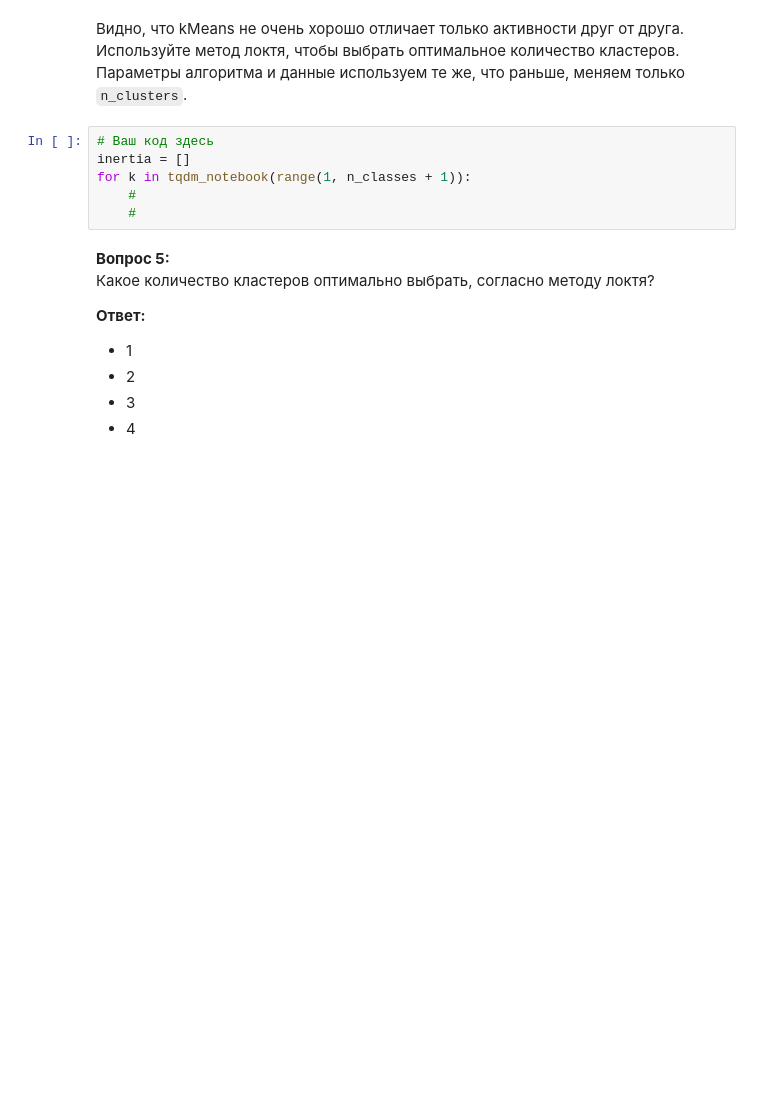
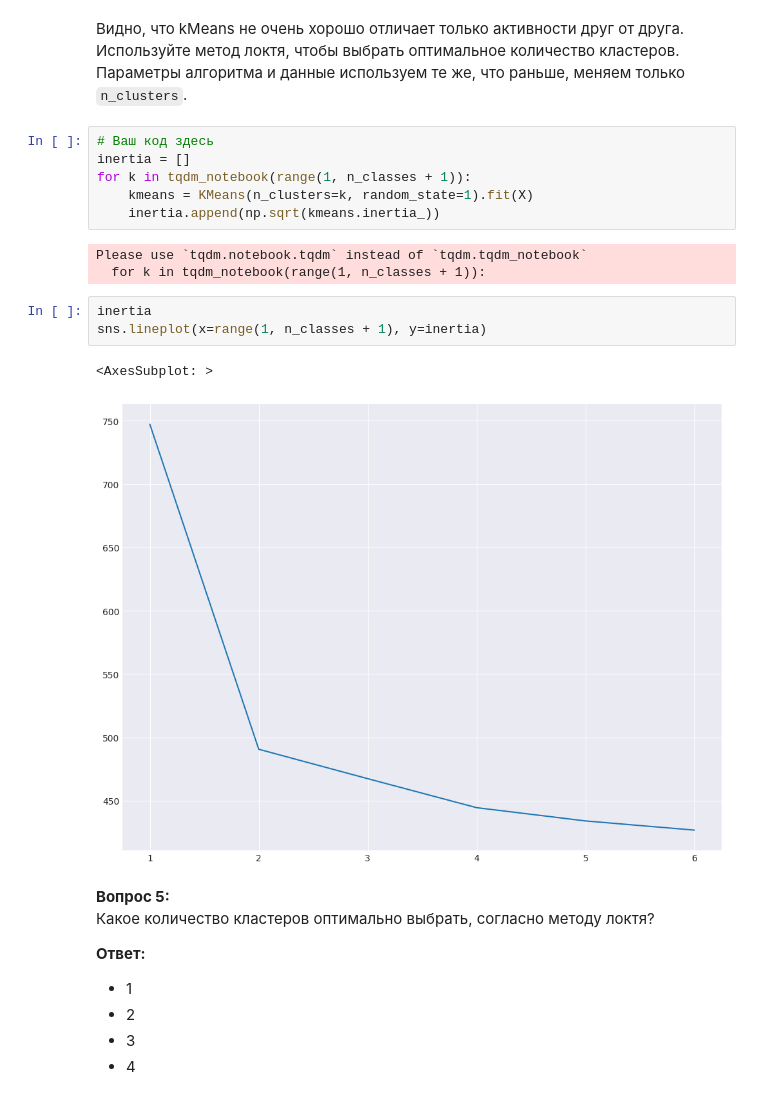
Before and after one commit to Nikc-mk/ODSml, a Jupyter notebook: ДЗ 7.ipynb, the cells around one changed output. Saved outputs shown, nothing was run; the diff lists cells and outputs as text; blank space fills up the shorter version.

```diff
--- a/ДЗ 7.ipynb
+++ b/ДЗ 7.ipynb
@@ -243,8 +247,17 @@ tab
 # Ваш код здесь
 inertia = []
 for k in tqdm_notebook(range(1, n_classes + 1)):
-    #
-    #
+    kmeans = KMeans(n_clusters=k, random_state=1).fit(X)
+    inertia.append(np.sqrt(kmeans.inertia_))
+# %% [output]
+Please use `tqdm.notebook.tqdm` instead of `tqdm.tqdm_notebook`
+  for k in tqdm_notebook(range(1, n_classes + 1)):
+# %%
+inertia
+sns.lineplot(x=range(1, n_classes + 1), y=inertia)
+# %% [output]
+<AxesSubplot: >
+[figure, added]
 # %% [markdown]
 **Вопрос 5:**<br>
 Какое количество кластеров оптимально выбрать, согласно методу локтя?<br>
```
Also changed, not shown: parts of 18 cells of this notebook.
